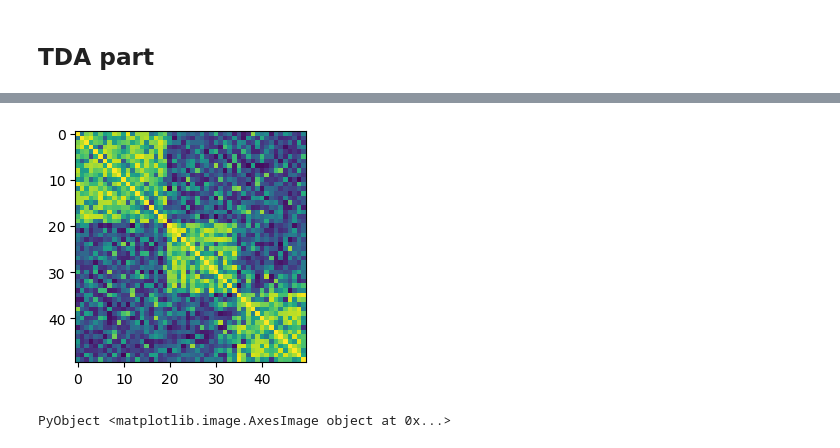
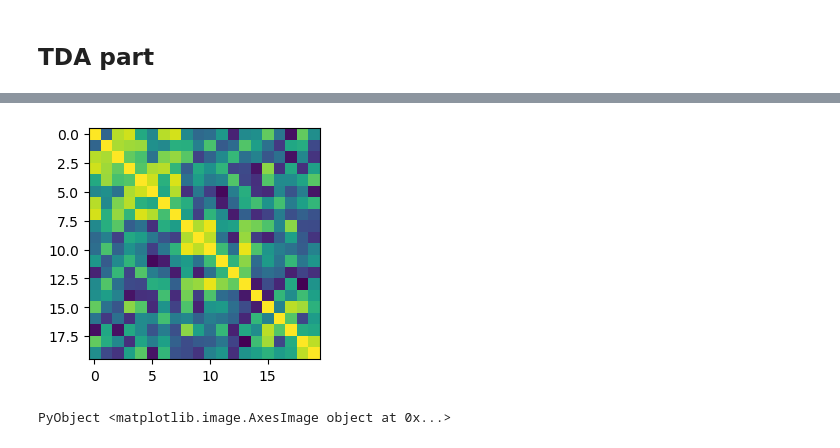
Before and after one commit to iknyazeva/WSBM, a Jupyter notebook: Julia_TDA_fromMat.ipynb, the cells around one changed output, grey strips where cells are left out. Saved outputs shown, nothing was run; the diff lists cells and outputs as text; code cells hidden in the pictures.

```diff
--- a/Julia_TDA_fromMat.ipynb
+++ b/Julia_TDA_fromMat.ipynb
@@ -13,0 +16,2 @@ HTML{String}("<script>\n// Immediately-invoked-function-expression to avoid glob
+# %%
+n = 20
@@ -109,10 +135,10 @@ write_barcode_to_file(C, filename, maxdim = 1)
 # %%
-vars = matread("wsbm_base_0.4_0.3_1_1.mat")
+vars = matread(string("test_matrices/",n,"_wsbm_base_0.4_0.3_1_0.5.mat"))
 wsbm_weak = vars["wsbm_base"];
 plt.figure(figsize=(3,3))
 imshow(wsbm_weak)
 # %% [output]
-[figure, old version]
+[figure, new version]
 PyObject <matplotlib.image.AxesImage object at 0x...>
 # %%
 C=TDA(wsbm_weak);
```
Also changed, not shown: parts of 19 cells of this notebook, 20 other files.
